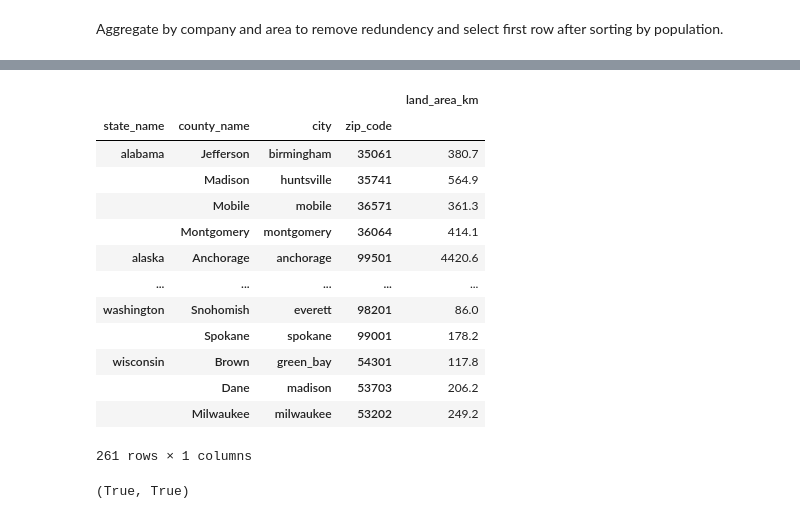
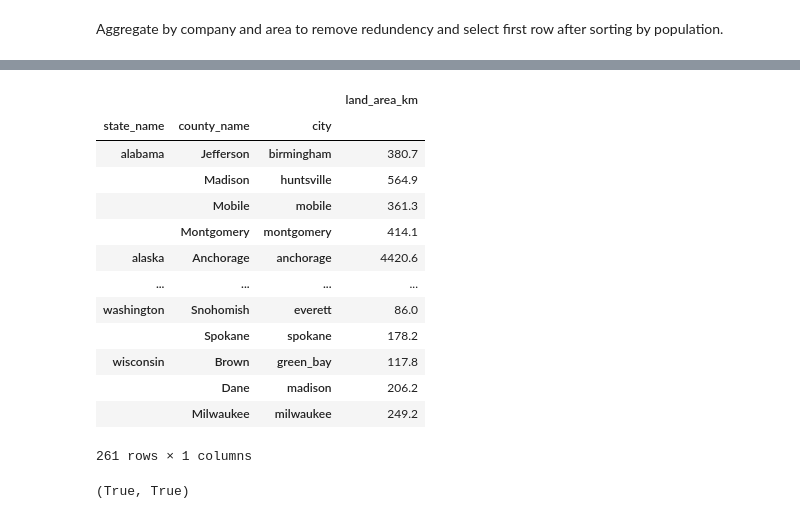
Before and after one commit to nomanarshad94/made-project-ws24, a Jupyter notebook: project/data_exploration.ipynb, the cells around one changed output, grey strips where cells are left out. Cells and saved outputs as stored; diff of their text form; code cells hidden in the pictures.

```diff
--- a/project/data_exploration.ipynb
+++ b/project/data_exploration.ipynb
@@ -1082,19 +1062,19 @@ Python 3.7.6
 # %%
-transformed_df[['state_name','county_name','city','zip_code','land_area_km']].groupby(['state_name','county_name','city','zip_code']).max()
+transformed_df[['state_name','county_name','city','land_area_km']].groupby(['state_name','county_name','city']).max()
 # %% [output]
-|  |  |  |  | land_area_km |
-| state_name | county_name | city | zip_code |  |
-| alabama | Jefferson | birmingham | 35061 | 380.7 |
-|  | Madison | huntsville | 35741 | 564.9 |
-|  | Mobile | mobile | 36571 | 361.3 |
-|  | Montgomery | montgomery | 36064 | 414.1 |
-| alaska | Anchorage | anchorage | 99501 | 4420.6 |
-| ... | ... | ... | ... | ... |
-| washington | Snohomish | everett | 98201 | 86.0 |
-|  | Spokane | spokane | 99001 | 178.2 |
-| wisconsin | Brown | green_bay | 54301 | 117.8 |
-|  | Dane | madison | 53703 | 206.2 |
-|  | Milwaukee | milwaukee | 53202 | 249.2 |
+|  |  |  | land_area_km |
+| state_name | county_name | city |  |
+| alabama | Jefferson | birmingham | 380.7 |
+|  | Madison | huntsville | 564.9 |
+|  | Mobile | mobile | 361.3 |
+|  | Montgomery | montgomery | 414.1 |
+| alaska | Anchorage | anchorage | 4420.6 |
+| ... | ... | ... | ... |
+| washington | Snohomish | everett | 86.0 |
+|  | Spokane | spokane | 178.2 |
+| wisconsin | Brown | green_bay | 117.8 |
+|  | Dane | madison | 206.2 |
+|  | Milwaukee | milwaukee | 249.2 |
 261 rows × 1 columns
 # %%
 city_agg=transformed_df.groupby(["city"]).agg({
```
Also changed, not shown: parts of 2 cells of this notebook, 1 other file.
